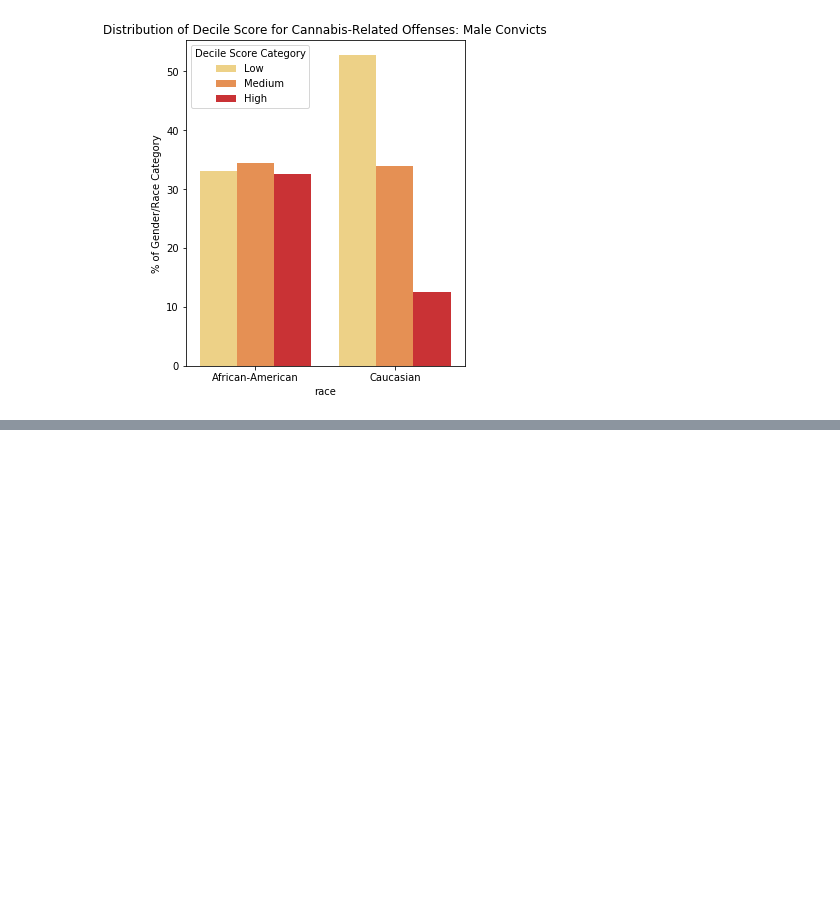
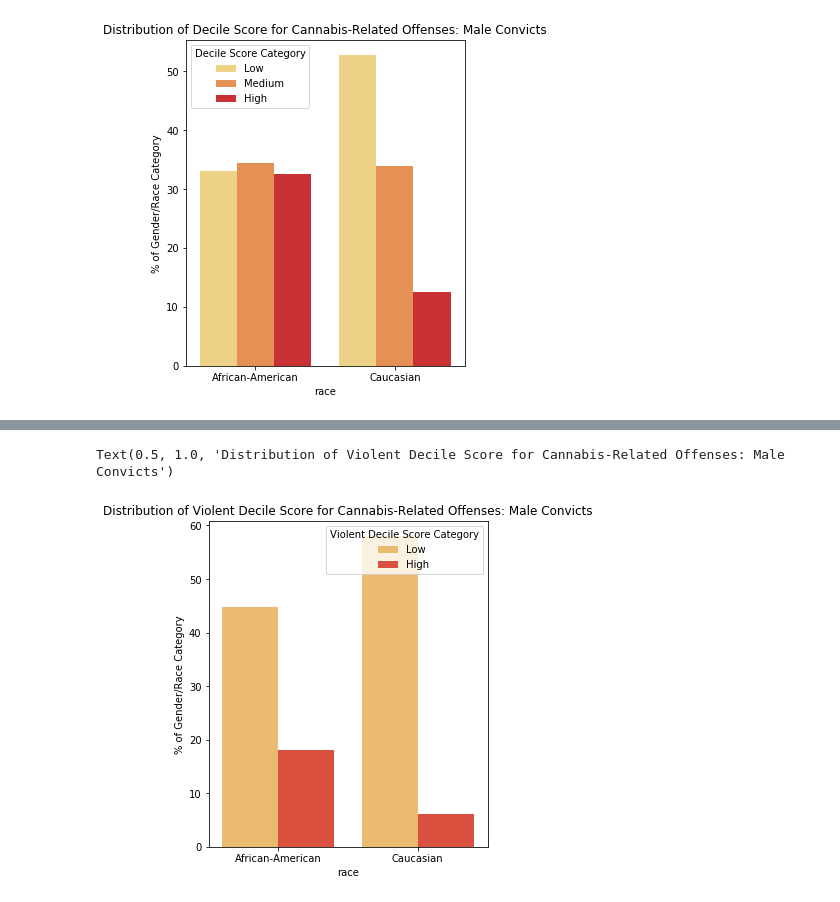
Before and after one commit to CyrusRR/iXDSCourseProject1, a Jupyter notebook: compas-analysis-master/CompasCannabis.ipynb, the cells around one changed output, grey strips where cells are left out. Saved outputs shown, nothing was run; the diff lists cells and outputs as text; code cells hidden in the pictures; blank space fills up the shorter version.

Commit message:
Cannabis Analysis

```diff
--- a/compas-analysis-master/CompasCannabis.ipynb
+++ b/compas-analysis-master/CompasCannabis.ipynb
@@ -257,0 +322,7 @@ sns.barplot(x= "Sex" , y="Percentage Point Difference From Mean", data=d1, hue =
+# %%
+from pylab import rcParams
+rcParams['figure.figsize'] = 5, 6
+sns.barplot(x= "race" , y="% of Gender/Race Category", data=m1, hue = "Violent Decile Score Category", hue_order = ["Low", "High",],palette="YlOrRd").set_title("Distribution of Violent Decile Score for Cannabis-Related Offenses: Male Convicts")
+# %% [output]
+Text(0.5, 1.0, 'Distribution of Violent Decile Score for Cannabis-Related Offenses: Male Convicts')
+[figure, added]
```
Also changed, not shown: parts of 12 cells of this notebook.
